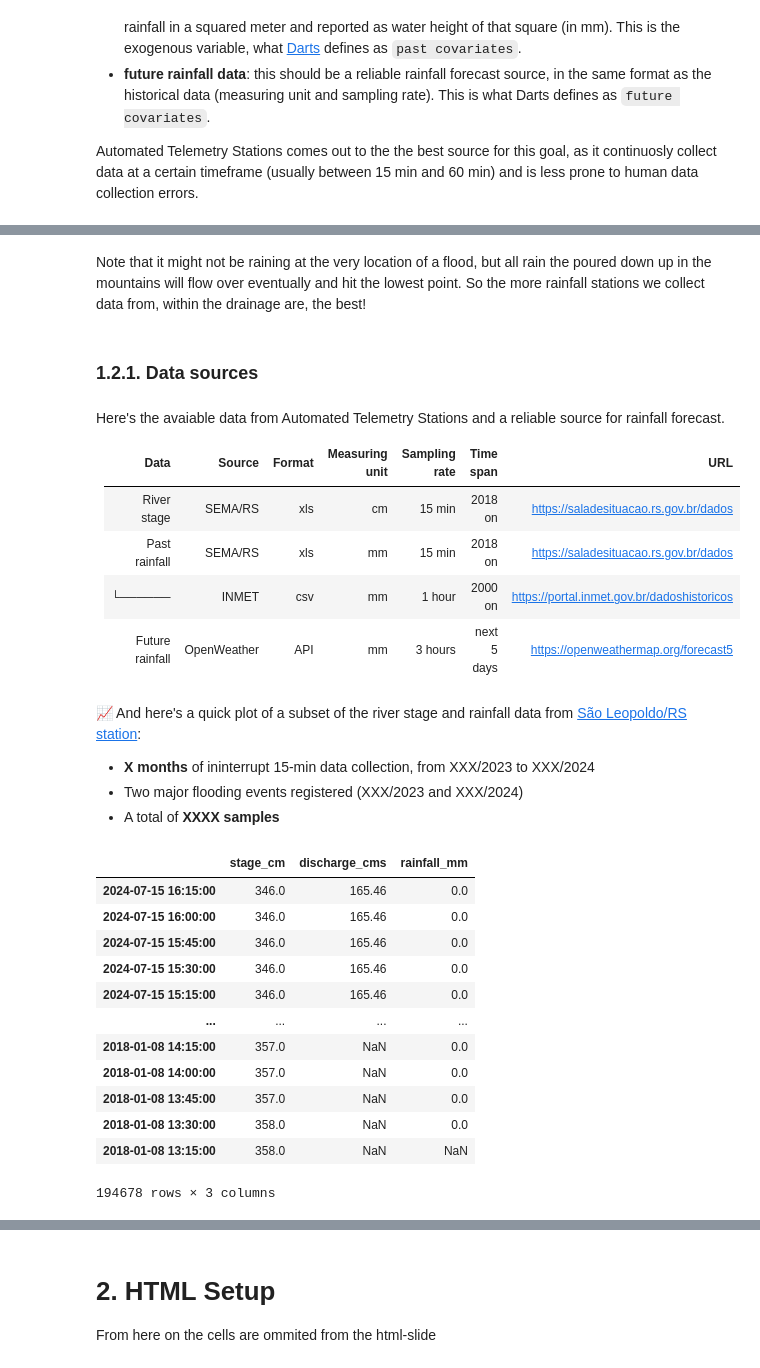
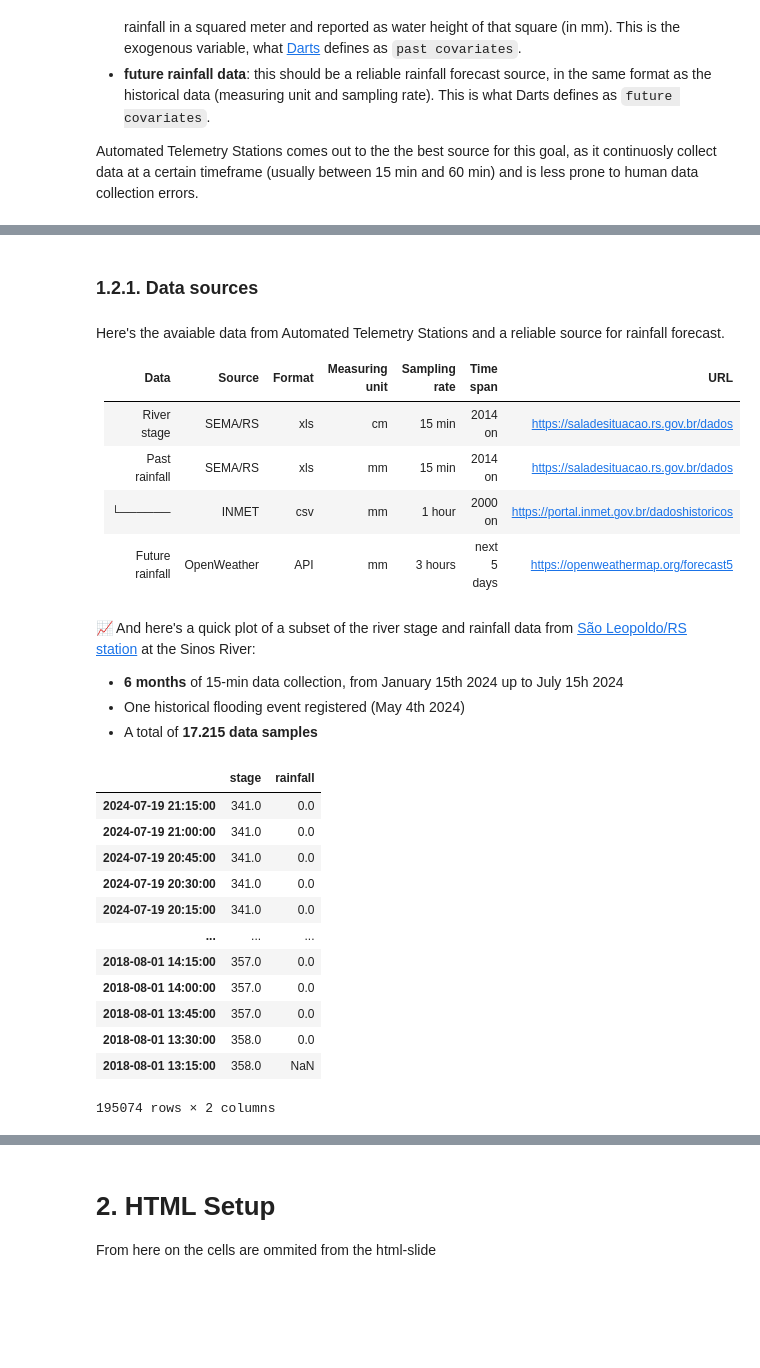
Before and after one commit to samucab/data-flood-forecasting-pitch, a Jupyter notebook: index.ipynb, the cells around one changed output, grey strips where cells are left out. Cells and saved outputs as stored; diff of their text form; code cells hidden in the pictures; blank space fills up the shorter version.

```diff
--- a/index.ipynb
+++ b/index.ipynb
@@ -59,5 +72,3 @@ One important thing to note is that rainfall is a spatially distributed fenomeno
-# %% [markdown]
-Note that it might not be raining at the very location of a flood, but all rain the poured down up in the mountains will flow over eventually and hit the lowest point. So the more rainfall stations we collect data from, within the drainage are, the best!
 # %% [markdown]
 ### **1.2.1. Data sources**
 # %% [markdown]
@@ -65,47 +76,53 @@ Here's the avaiable data from Automated Telemetry Stations and a reliable source
 
 | Data            | Source      | Format | Measuring unit | Sampling rate | Time span   | URL                                         |
 |-----------------|-------------|--------|----------------|---------------|-------------|---------------------------------------------|
-| River stage     | SEMA/RS     | xls    | cm             | 15 min        | 2018 on     | https://saladesituacao.rs.gov.br/dados      |
-| Past rainfall   | SEMA/RS     | xls    | mm             | 15 min        | 2018 on     | https://saladesituacao.rs.gov.br/dados      |
+| River stage     | SEMA/RS     | xls    | cm             | 15 min        | 2014 on     | https://saladesituacao.rs.gov.br/dados      |
+| Past rainfall   | SEMA/RS     | xls    | mm             | 15 min        | 2014 on     | https://saladesituacao.rs.gov.br/dados      |
 |  └──────        | INMET       | csv    | mm             | 1 hour        | 2000 on     | https://portal.inmet.gov.br/dadoshistoricos |
 | Future rainfall | OpenWeather | API    | mm             | 3 hours       | next 5 days | https://openweathermap.org/forecast5        |
 # %% [markdown]
-📈 And here's a quick plot of a subset of the river stage and rainfall data from [São Leopoldo/RS station](https://saladesituacao.rs.gov.br/api/station/ana/sheet/87382000):
-* **X months** of ininterrupt 15-min data collection, from XXX/2023 to XXX/2024
-* Two major flooding events registered (XXX/2023 and XXX/2024)
-* A total of **XXXX samples**
+📈 And here's a quick plot of a subset of the river stage and rainfall data from [São Leopoldo/RS station](https://saladesituacao.rs.gov.br/api/station/ana/sheet/87382000) at the Sinos River:
+* **6 months** of 15-min data collection, from January 15th 2024 up to July 15h 2024
+* One historical flooding event registered (May 4th 2024)
+* A total of **17.215 data samples**
 # %%
 import pandas as pd
 import requests
 import io
 
-# Get data from the API
+# Get SEMA data from Sao Leopoldo station
 response = requests.get('https://saladesituacao.rs.gov.br/api/station/ana/sheet/87382000')
 
 # Convert the binary response to an excel file and pass it to a dataframe
 with io.BytesIO(response.content) as excel_file:
     df = pd.io.excel.read_excel(
         excel_file,
         skiprows = 8,
-        names = ['stage_cm', 'discharge_cms', 'rainfall_mm'],
-        # converters = {'datetime': pd.to_datetime},
-        dtype = float,
-        index_col=0,
-        parse_dates=True
+        names = ['date', 'stage', 'discharge', 'rainfall'],
+        dtype = {'date': object, 'stage': float, 'discharge': float, 'rainfall': float}
     )
 
+# Drop discharge column
+df = df.drop(columns='discharge')
+
+# Parse date and set it as index
+df.index = pd.to_datetime(df.date, format='%d/%m/%Y %H:%M:%S', )
+df.index.name = None
+df.drop(columns='date', inplace=True)
+
+# Preview the source
 df
 # %% [output]
-|  | stage_cm | discharge_cms | rainfall_mm |
-| 2024-07-15 16:15:00 | 346.0 | 165.46 | 0.0 |
-| 2024-07-15 16:00:00 | 346.0 | 165.46 | 0.0 |
-| 2024-07-15 15:45:00 | 346.0 | 165.46 | 0.0 |
-| 2024-07-15 15:30:00 | 346.0 | 165.46 | 0.0 |
-| 2024-07-15 15:15:00 | 346.0 | 165.46 | 0.0 |
-| ... | ... | ... | ... |
-| 2018-01-08 14:15:00 | 357.0 | NaN | 0.0 |
-| 2018-01-08 14:00:00 | 357.0 | NaN | 0.0 |
-| 2018-01-08 13:45:00 | 357.0 | NaN | 0.0 |
-| 2018-01-08 13:30:00 | 358.0 | NaN | 0.0 |
-| 2018-01-08 13:15:00 | 358.0 | NaN | NaN |
+|  | stage | rainfall |
+| 2024-07-19 21:15:00 | 341.0 | 0.0 |
+| 2024-07-19 21:00:00 | 341.0 | 0.0 |
+| 2024-07-19 20:45:00 | 341.0 | 0.0 |
+| 2024-07-19 20:30:00 | 341.0 | 0.0 |
+| 2024-07-19 20:15:00 | 341.0 | 0.0 |
+| ... | ... | ... |
+| 2018-08-01 14:15:00 | 357.0 | 0.0 |
+| 2018-08-01 14:00:00 | 357.0 | 0.0 |
+| 2018-08-01 13:45:00 | 357.0 | 0.0 |
+| 2018-08-01 13:30:00 | 358.0 | 0.0 |
+| 2018-08-01 13:15:00 | 358.0 | NaN |
-194678 rows × 3 columns
+195074 rows × 2 columns
```
Also changed, not shown: parts of 12 cells of this notebook, 1 other file.
